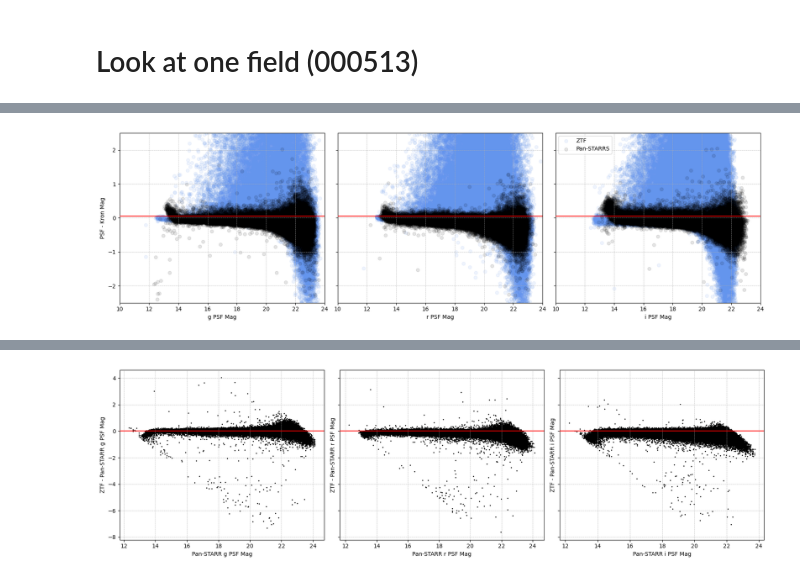
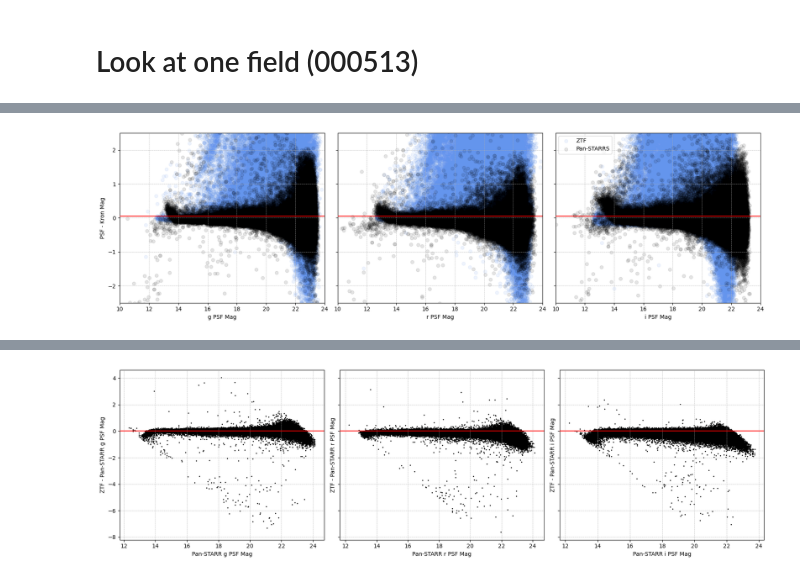
Before and after one commit to Adam-Boesky/long_transients, a Jupyter notebook: detect_transients.ipynb, the cells around one changed output, grey strips where cells are left out. Saved outputs shown, nothing was run; the diff lists cells and outputs as text; code cells hidden in the pictures.

```diff
--- a/detect_transients.ipynb
+++ b/detect_transients.ipynb
@@ -24,7 +24,3 @@ def img_ab_mag_to_flux(mag: np.ndarray, zero_point: np.ndarray, magerr: Optional
 def get_snr_from_mag(mag, magerr, zp):
         flux, fluxerr = img_ab_mag_to_flux(mag, zero_point=zp, magerr=magerr)
         return flux / fluxerr
-# %%
-data = {'a': [1,2,3], 'b': [4,5,6]}
-tab = Table(data)
-len(tab)
@@ -89,7 +105,16 @@ g_tab = ascii.read('/Users/adamboesky/Research/long_transients/Data/catalog_resu
 r_tab = ascii.read('/Users/adamboesky/Research/long_transients/Data/catalog_results/field_results/000513_r.ecsv')
 i_tab = ascii.read('/Users/adamboesky/Research/long_transients/Data/catalog_results/field_results/000513_i.ecsv')
 tables = {'g': g_tab, 'r': r_tab, 'i': i_tab}
-tables = {band: total_filter(tab, band=band) for band, tab in tables.items()}
+
+# Set values <=0 to the upper limit for ZTF
+for band in BANDS:
+    tab = tables[band]
+    upper_lim_mask = tab[f'ZTF_{band}PSFFlags'] == 4
+    tab[f'ZTF_{band}PSFMag'][upper_lim_mask] = UPPER_LIMIT_MAGS['ztf'][band]   # 4 means flux was negative
+    tab[f'ZTF_{band}_upper_lim'] = False
+    tab[f'ZTF_{band}_upper_lim'][upper_lim_mask] = True
+    tables[band] = tab
+
 print(len(g_tab), len(r_tab), len(i_tab))
 g_tab
 # %% [output]
@@ -148,0 +141,2 @@ for band in BANDS:
+# %%
+filtered_tables = {band: preliminary_filter(tab, band=band) for band, tab in tables.items()}
@@ -152,7 +159,7 @@ fig, axes = plt.subplots(1, 3, figsize=(17, 5), sharey=True)
 for ax, band in zip(axes.flatten(), BANDS):
 
     # Get the band's table
-    tab = tables[band]
+    tab = filtered_tables[band]
 
     # Calculate SNRs
     pstarr_snr = get_snr_from_mag(tab[f'PSTARR_{band}PSFMag'], tab[f'PSTARR_{band}PSFMagErr'], zp=25)  #TODO: Check zero points
@@ -167,7 +174,7 @@ for ax, band in zip(axes.flatten(), BANDS):
     ax.grid(lw=0.5, ls='--')
     ax.set_xlabel(f'{band} PSF Mag')
 
-axes[0].set_ylabel(f'SNR')
+axes[0].set_ylabel(f'PSF SNR')
 axes[-1].legend(markerscale=5)
 plt.tight_layout()
 plt.show()
@@ -196,7 +207,7 @@ fig, axes = plt.subplots(1, 3, figsize=(17, 5), sharey=True)
 for ax, band in zip(axes.flatten(), BANDS):
 
     # Get the band's table
-    tab = tables[band]
+    tab = filtered_tables[band]
 
     # Calculate SNRs
     pstarr_snr = get_snr_from_mag(tab[f'PSTARR_{band}PSFMag'], tab[f'PSTARR_{band}PSFMagErr'], zp=25)  #TODO: Check zero points
@@ -209,31 +220,31 @@ for ax, band in zip(axes.flatten(), BANDS):
 
     # Plot
     # Without upper lims
     ax.scatter(
         tab[ztf_mask][f'ZTF_{band}PSFMag'],
         tab[ztf_mask][f'ZTF_{band}PSFMag'] - tab[ztf_mask][f'ZTF_{band}KronMag'],
         color='cornflowerblue',
         label='ZTF',
         alpha=0.1
     )
     ax.scatter(
         tab[pstarr_mask][f'PSTARR_{band}PSFMag'],
         tab[pstarr_mask][f'PSTARR_{band}PSFMag'] - tab[pstarr_mask][f'PSTARR_{band}KronMag'],
         color='k',
         label='Pan-STARRS',
         alpha=0.1
     )
 
     # Formatting
     ax.axhline(0.05, color='red', zorder=10)
     ax.grid(lw=0.5, ls='--')
     ax.set_xlabel(f'{band} PSF Mag')
     ax.set_ylim((-2.5, 2.5))
     ax.set_xlim((10, 24))
 
 axes[0].set_ylabel(f'PSF - Kron Mag')
 axes[-1].legend(markerscale=1)
 plt.tight_layout()
 plt.show()
 # %% [output]
-[figure, old version]
+[figure, new version]
```
Also changed, not shown: parts of 27 cells of this notebook, 8 other files.
